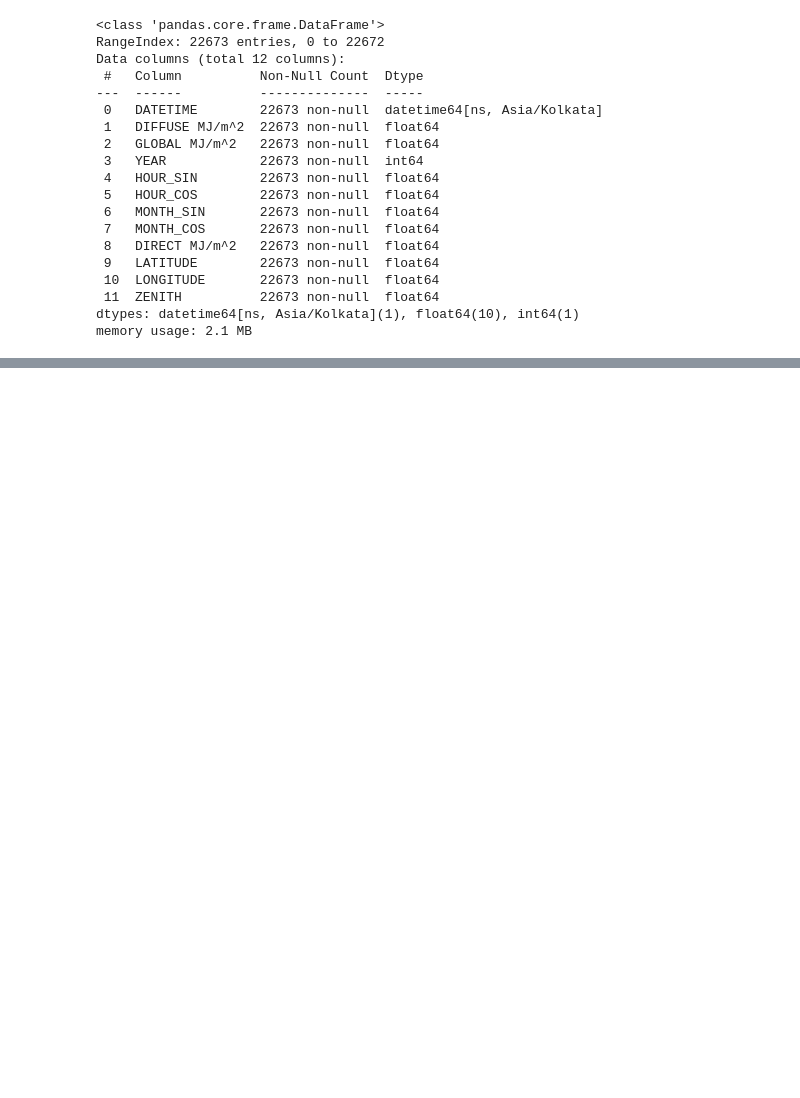
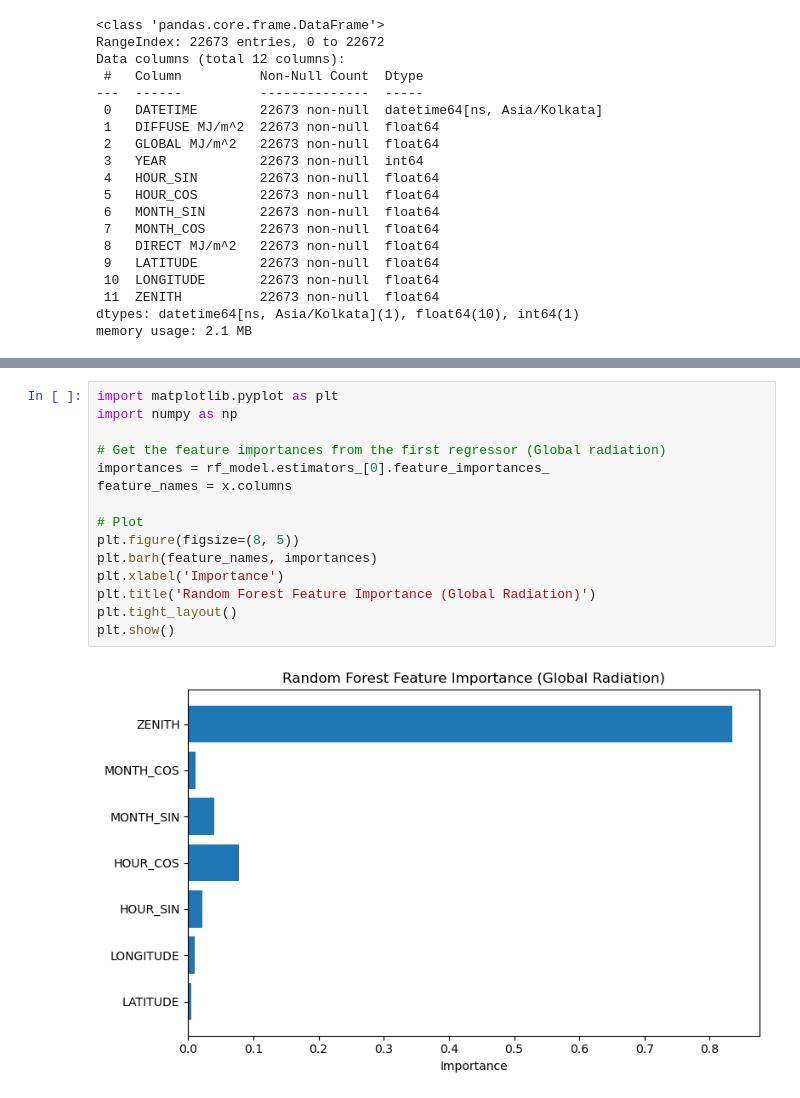
Before and after one commit to katyayani03/Solar-Radiation-Predictor, a Jupyter notebook: modelling.ipynb, the cells around one changed output, grey strips where cells are left out. Drawn from its saved outputs; the diff is of its cells as text; blank space fills up the shorter version.

```diff
--- a/modelling.ipynb
+++ b/modelling.ipynb
@@ -110,0 +183,17 @@ memory usage: 2.1 MB
+# %%
+import matplotlib.pyplot as plt
+import numpy as np
+
+# Get the feature importances from the first regressor (Global radiation)
+importances = rf_model.estimators_[0].feature_importances_
+feature_names = x.columns
+
+# Plot
+plt.figure(figsize=(8, 5))
+plt.barh(feature_names, importances)
+plt.xlabel('Importance')
+plt.title('Random Forest Feature Importance (Global Radiation)')
+plt.tight_layout()
+plt.show()
+# %% [output]
+[figure, added]
```
Also changed, not shown: parts of 6 cells of this notebook.
